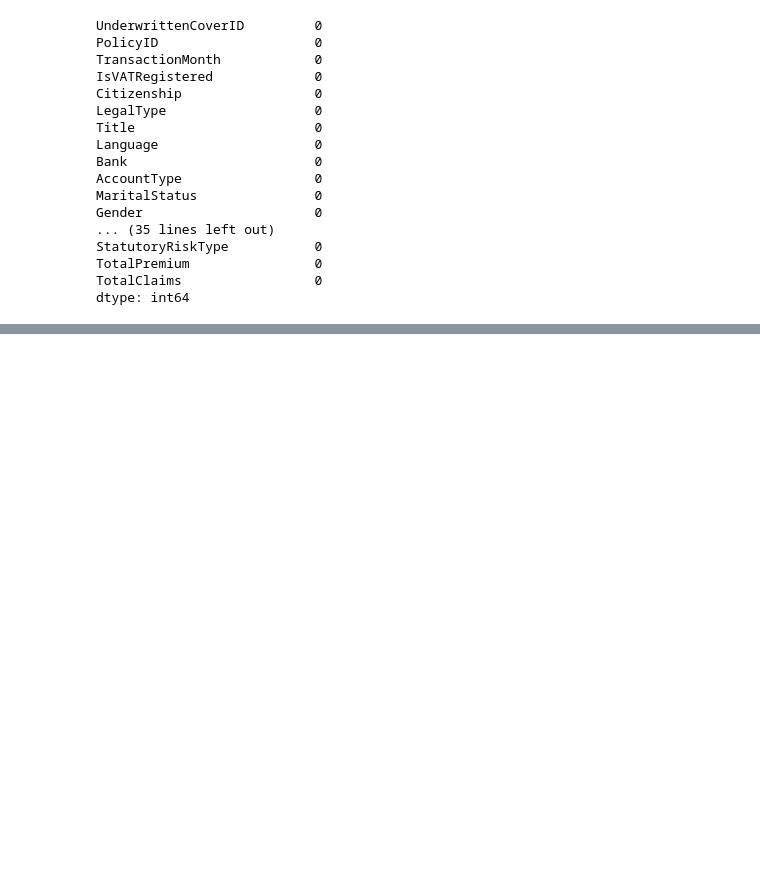
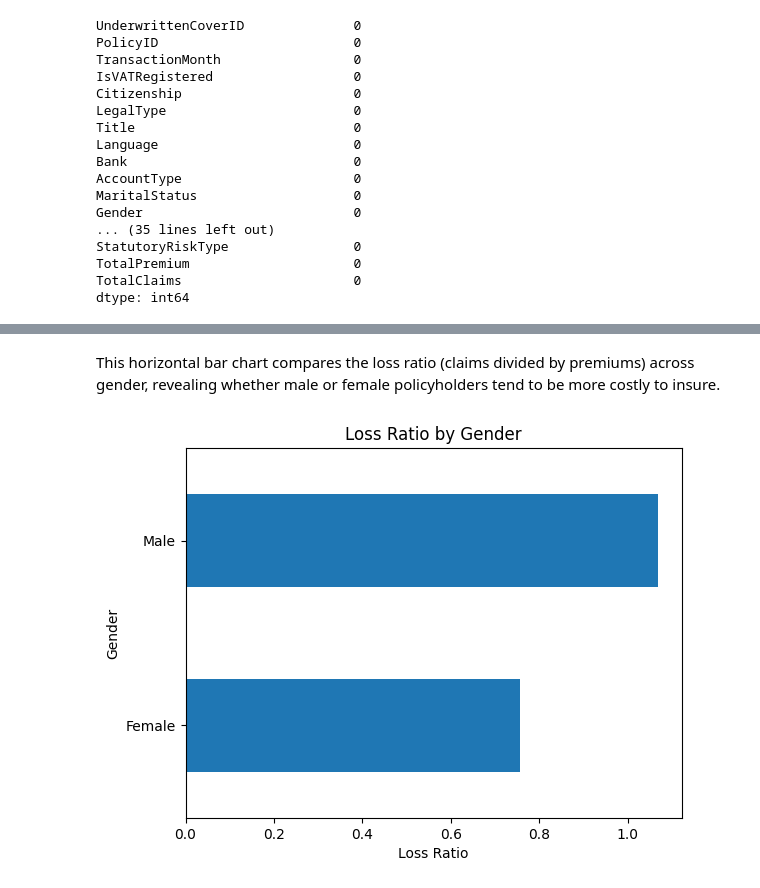
Before and after one commit to milki93/Insurance-Risk-Analytics-EDA, a Jupyter notebook: notebooks/EDA.ipynb, the cells around one changed output, grey strips where cells are left out. Cells and saved outputs as stored; diff of their text form; code cells hidden in the pictures; blank space fills up the shorter version.

```diff
--- a/notebooks/EDA.ipynb
+++ b/notebooks/EDA.ipynb
@@ -272,0 +307,11 @@ dtype: int64
+# %% [markdown]
+This horizontal bar chart compares the loss ratio (claims divided by premiums) across gender, revealing whether male or female policyholders tend to be more costly to insure.
+# %%
+gender_loss = df.groupby('Gender')[['TotalClaims', 'TotalPremium']].sum()
+gender_loss['LossRatio'] = gender_loss['TotalClaims'] / gender_loss['TotalPremium']
+
+gender_loss['LossRatio'].sort_values().plot(kind='barh', title='Loss Ratio by Gender')
+plt.xlabel('Loss Ratio')
+plt.show()
+# %% [output]
+[figure, added]
```
Also changed, not shown: parts of 24 cells of this notebook.
